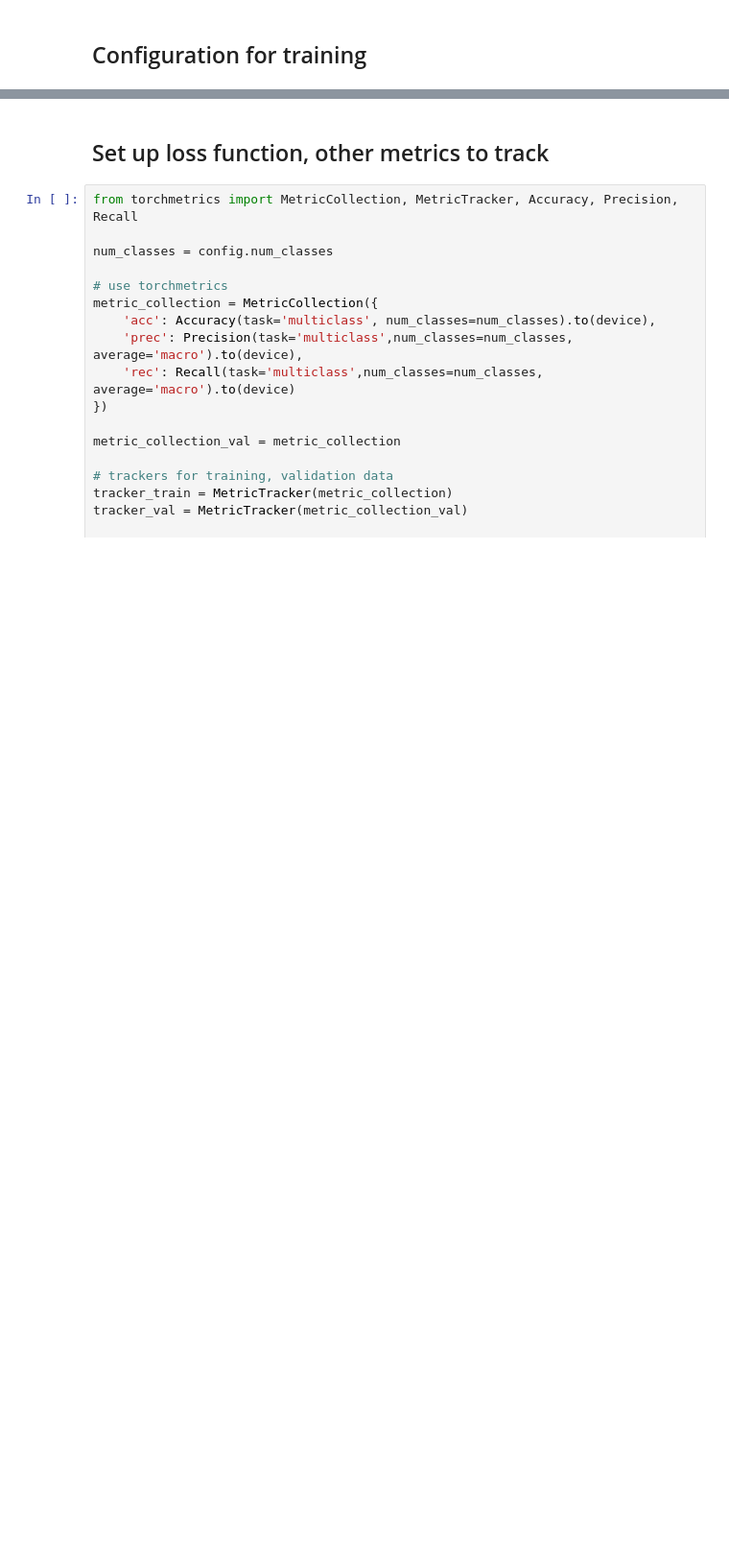
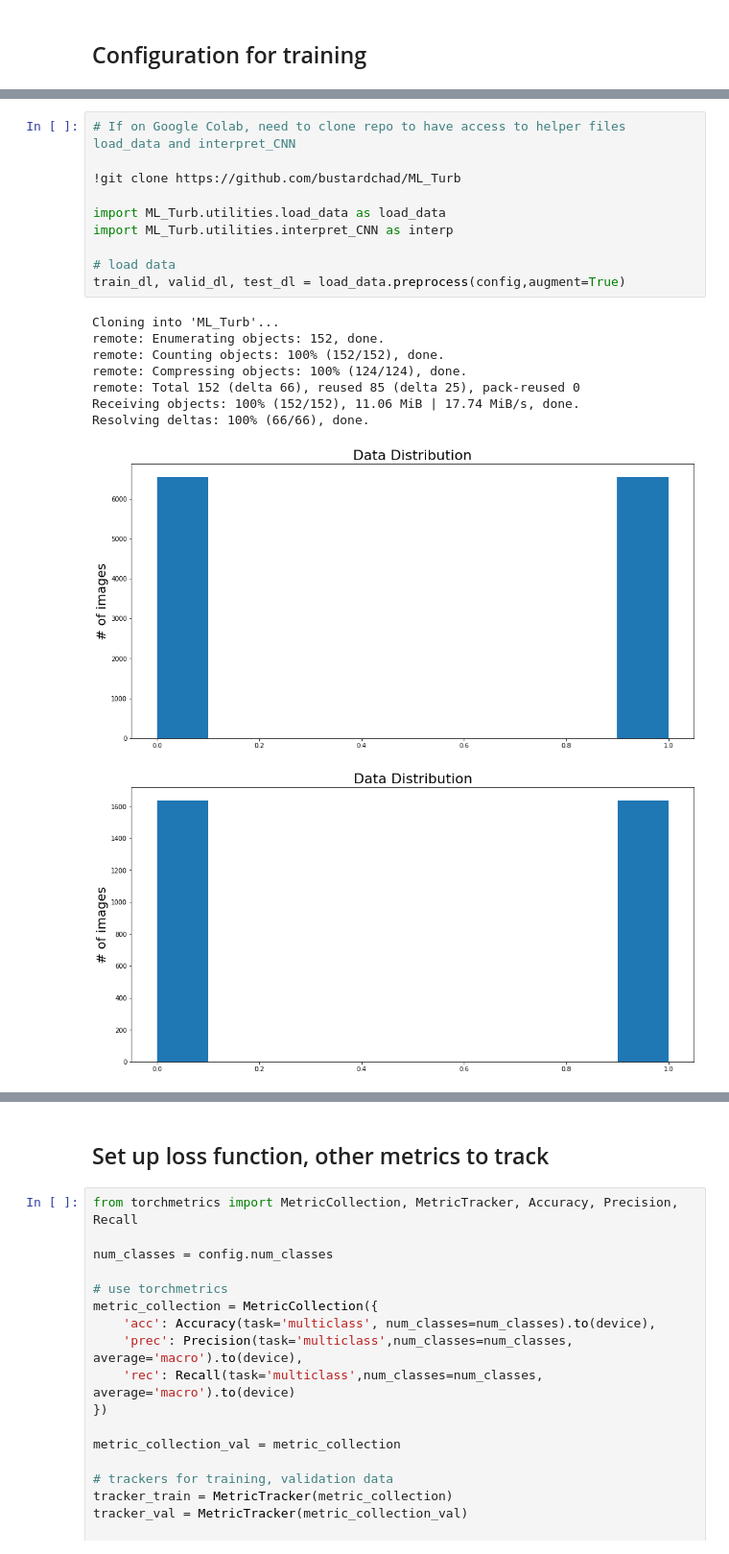
Before and after one commit to bustardchad/ML_Turb, a Jupyter notebook: train_CNN_MHD_vs_CRs.ipynb, the cells around one changed output, grey strips where cells are left out. Shown at 96% size. Cells and saved outputs as stored; diff of their text form; blank space fills up the shorter version.

Commit message:
Set to take in augmented training data

```diff
--- a/train_CNN_MHD_vs_CRs.ipynb
+++ b/train_CNN_MHD_vs_CRs.ipynb
@@ -369,0 +143,20 @@ def create_data_loaders(config,train_data,val_data,test_data,check_representatio
+# %%
+# If on Google Colab, need to clone repo to have access to helper files load_data and interpret_CNN
+
+!git clone https://github.com/bustardchad/ML_Turb
+
+import ML_Turb.utilities.load_data as load_data
+import ML_Turb.utilities.interpret_CNN as interp
+
+# load data
+train_dl, valid_dl, test_dl = load_data.preprocess(config,augment=True)
+# %% [output]
+Cloning into 'ML_Turb'...
+remote: Enumerating objects: 152, done.
+remote: Counting objects: 100% (152/152), done.
+remote: Compressing objects: 100% (124/124), done.
+remote: Total 152 (delta 66), reused 85 (delta 25), pack-reused 0
+Receiving objects: 100% (152/152), 11.06 MiB | 17.74 MiB/s, done.
+Resolving deltas: 100% (66/66), done.
+[figure, added]
+[figure, added]
```
Also changed, not shown: parts of 33 cells of this notebook.
